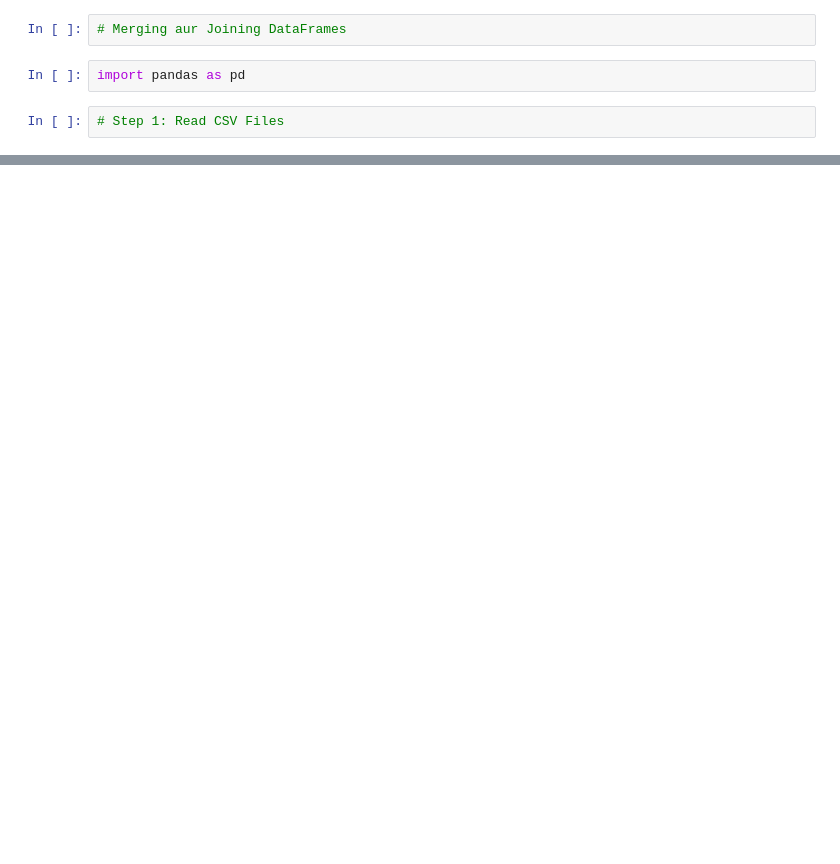
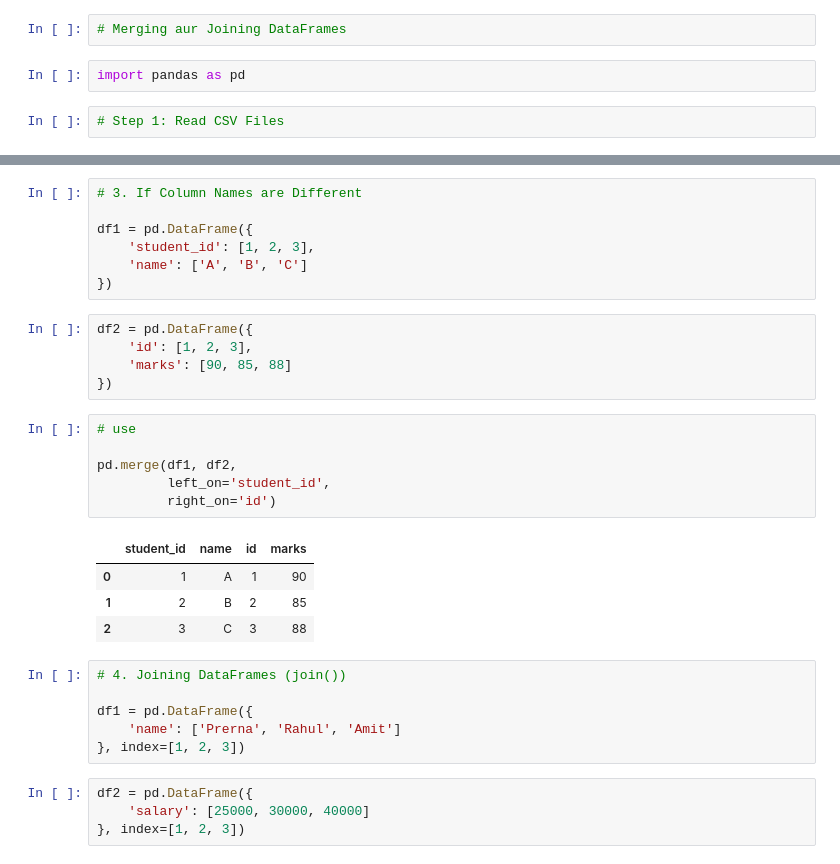
Before and after one commit to Prerna5678/Project, a Jupyter notebook: Numpy & Pandas/Pandas7.ipynb, the cells around one changed output, grey strips where cells are left out. Saved outputs shown, nothing was run; the diff lists cells and outputs as text; blank space fills up the shorter version.

```diff
--- a/Numpy & Pandas/Pandas7.ipynb
+++ b/Numpy & Pandas/Pandas7.ipynb
@@ -6,0 +206,33 @@ import pandas as pd
+# %%
+# 3. If Column Names are Different
+
+df1 = pd.DataFrame({
+    'student_id': [1, 2, 3],
+    'name': ['A', 'B', 'C']
+})
+# %%
+df2 = pd.DataFrame({
+    'id': [1, 2, 3],
+    'marks': [90, 85, 88]
+})
+# %%
+# use
+
+pd.merge(df1, df2,
+         left_on='student_id',
+         right_on='id')
+# %% [output]
+|  | student_id | name | id | marks |
+| 0 | 1 | A | 1 | 90 |
+| 1 | 2 | B | 2 | 85 |
+| 2 | 3 | C | 3 | 88 |
+# %%
+# 4. Joining DataFrames (join())
+
+df1 = pd.DataFrame({
+    'name': ['Prerna', 'Rahul', 'Amit']
+}, index=[1, 2, 3])
+# %%
+df2 = pd.DataFrame({
+    'salary': [25000, 30000, 40000]
+}, index=[1, 2, 3])
```
Also changed, not shown: parts of 18 cells of this notebook, 11 other files.
